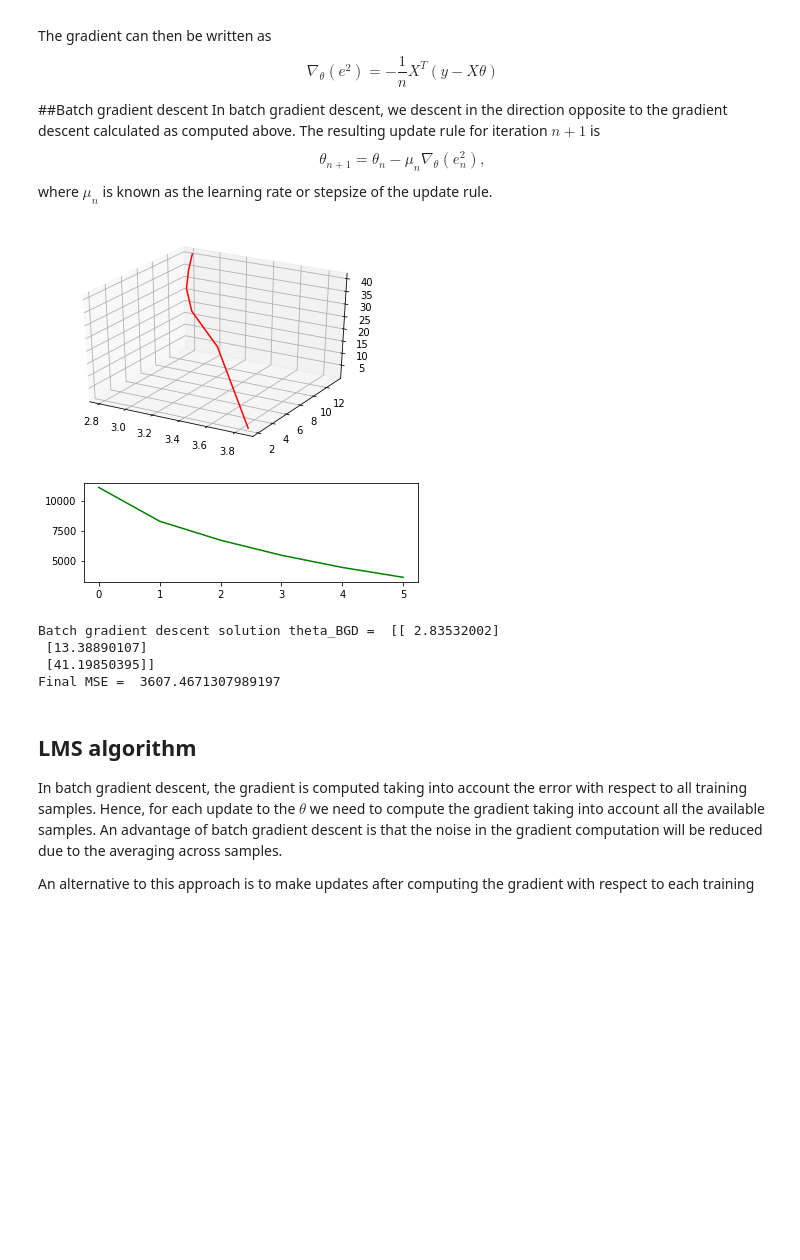
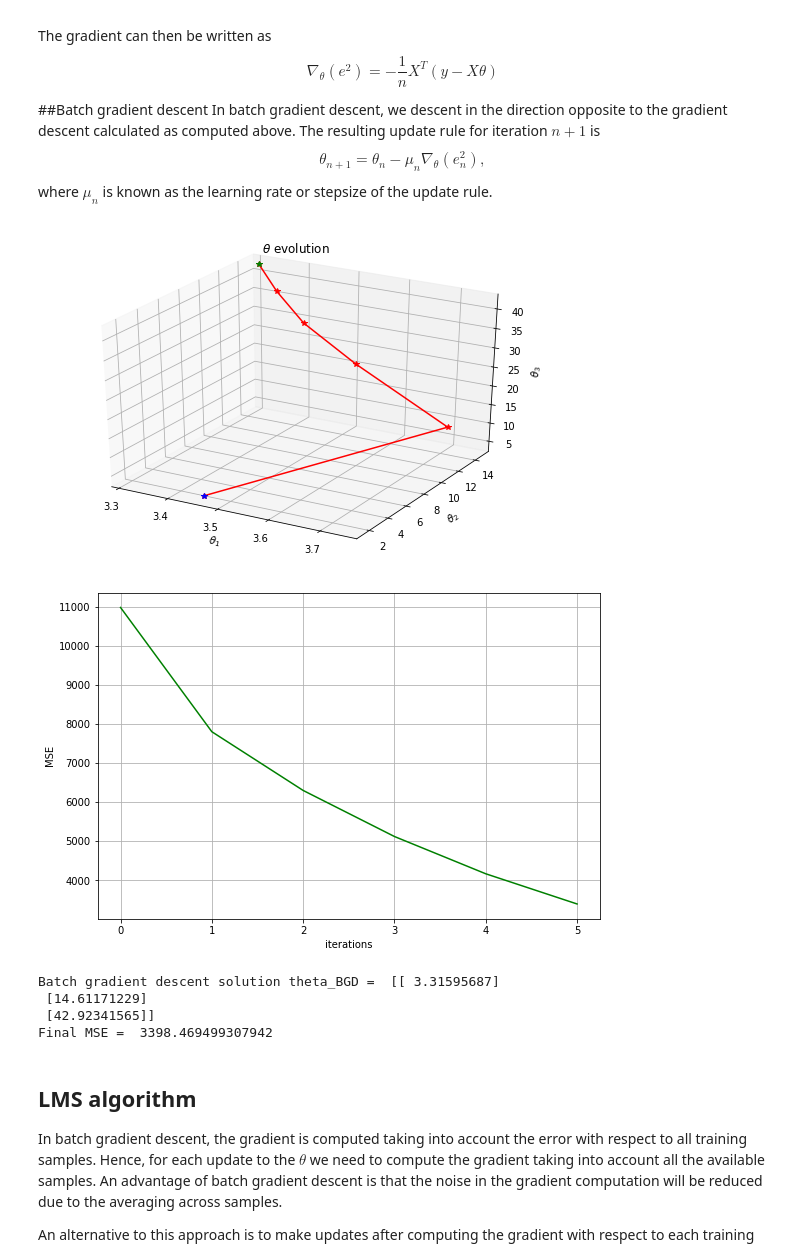
Before and after one commit to nidhin-koshy/Notebooks, a Jupyter notebook: Regression.ipynb, the cells around one changed output. Drawn from its saved outputs; the diff is of its cells as text; code cells hidden in the pictures; blank space fills up the shorter version.

```diff
--- a/Regression.ipynb
+++ b/Regression.ipynb
@@ -85,38 +91,50 @@ where $\mu_n$ is known as the learning rate or stepsize of the update rule.
 # %%
 num_iter = 5
 mu = .1
 theta = 5*np.random.rand(3,1)
 theta_evol = theta
 mse_evol = np.array(mean_squared_error(y1,x1,theta))
 for count in range(num_iter):
   grad_theta = -1*np.matmul(x1.T,(y1-np.matmul(x1,theta)))/num_samples
   theta1 = theta- mu*grad_theta
   # print(theta, grad_theta,theta1)
   theta = theta1
 
   theta_evol = np.concatenate((theta_evol,theta1),axis=1)
   mse_evol = np.append(mse_evol,mean_squared_error(y1,x1,theta))
 
-plt.figure()
-plt.subplot(211)
+plt.figure(figsize=(9,6))
+
 ax = plt.axes(projection='3d')
 
-ax.plot(theta_evol[0,:],theta_evol[1,:], theta_evol[2,:],'-r')
+
+ax.plot(theta_evol[0,:],theta_evol[1,:], theta_evol[2,:],'-*r')
+ax.plot(theta_evol[0,0:1],theta_evol[1,0:1], theta_evol[2,0:1],'b*')
+ax.plot(theta_evol[0,-1:],theta_evol[1,-1:], theta_evol[2,-1:],'g*')
+ax.set_xlabel(r'$\theta_1$')
+ax.set_ylabel(r'$\theta_2$')
+ax.set_zlabel(r'$\theta_3$')
+plt.title(r'$\theta$' ' evolution')
 plt.show()
-plt.subplot(212)
+
+plt.figure(figsize=(9,6))
 plt.plot(mse_evol,'-g')
+plt.grid()
+plt.xlabel('iterations')
+plt.ylabel('MSE')
+plt.title('MSE evolution')
 plt.show()
 
 
 print("Batch gradient descent solution theta_BGD = ", theta)
 print("Final MSE = ", mean_squared_error(y1,x1,theta))
 # %% [output]
-[figure, old version]
+[figure, new version]
-[figure, old version]
+[figure, new version]
-Batch gradient descent solution theta_BGD =  [[ 2.83532002]
- [13.38890107]
- [41.19850395]]
-Final MSE =  3607.4671307989197
+Batch gradient descent solution theta_BGD =  [[ 3.31595687]
+ [14.61171229]
+ [42.92341565]]
+Final MSE =  3398.469499307942
 # %% [markdown]
 ## LMS algorithm
 
```
Also changed, not shown: parts of 3 cells of this notebook.
